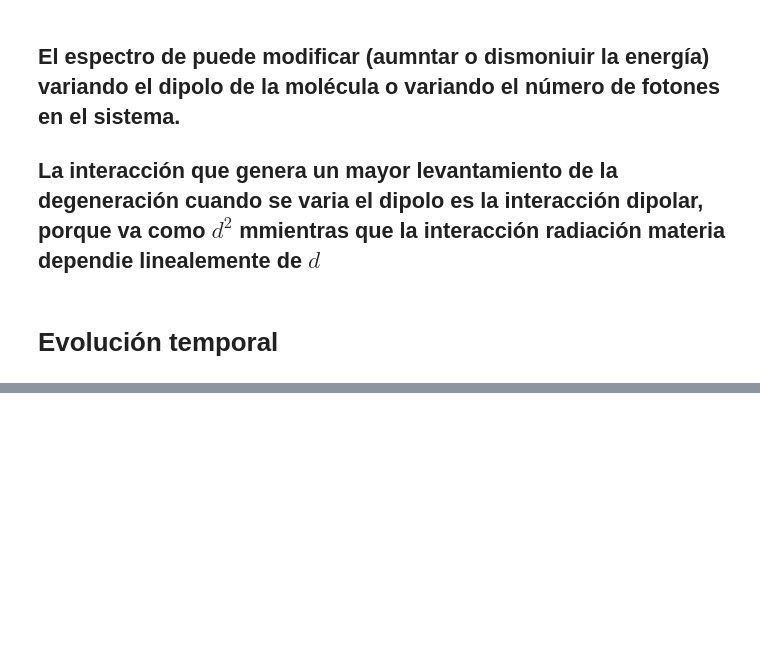
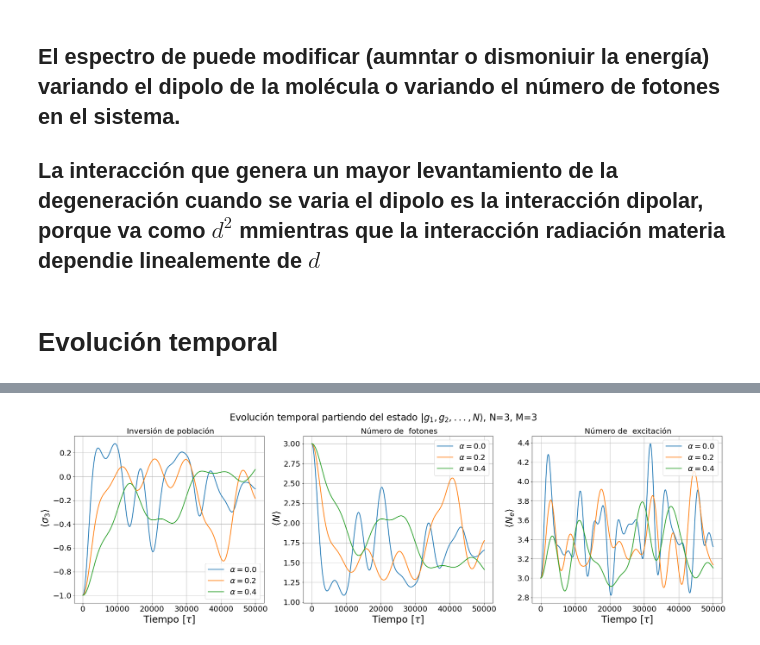
Before and after one commit to juanF9910/Trabajo_Grado_git, a Jupyter notebook: niveles_E2.ipynb, the cells around one changed output, grey strips where cells are left out. Saved outputs shown, nothing was run; the diff lists cells and outputs as text; code cells hidden in the pictures; blank space fills up the shorter version.

```diff
--- a/niveles_E2.ipynb
+++ b/niveles_E2.ipynb
@@ -838,14 +681,5 @@ for N in range(1, 6):
 # %%
-# Definimos el tiempo
-M=1
-N=2
-t =np.linspace(0, 15000, 200) #42tau=1f segundo
-B=Base(M,N)
-psi0=B[(len(B))-N] #todos los subsistemas inician en el mismo estado |g1g2...gM,N>, todos los átomos en el estado base
-#interaccionando con todos los fotones.
-#y=R+2*a0(6.27e-10)
+d=dby(1.811)  #el dipolo se ingresa en debyes
 r=a0(6.27e-10)
-d=dby(1.811)  #el dipolo se ingresa en debyes
-
-sigmas= sigmaT(M,N)
-a=aT(M, N)
+t =np.linspace(0, 50000, 600) #42tau=1f segundo
+alpha=np.arange(0, 0.6, 0.2)
@@ -938,0 +779,84 @@ for i in alpha:
+# %%
+
+for S in range (3, 6):
+
+        N=S
+        M=S
+
+        B=Base(M,N)
+        psi0=B[len(B)-1] #todos los subsistemas inician en el mismo estado |g1g2...gM,N>, todos los átomos en el estado base
+        sigmas= sigmaT(M,N)
+        a=aT(M, N)
+        n=np.transpose(a)@a
+
+        Sp=np.zeros(sigmas[0].shape)
+        Sm=np.zeros(sigmas[0].shape)
+
+        for i in range(M): #queremos estudiar casa sistema por serado
+                sp=sigmas[i]
+                sm=np.transpose(sp)
+                Sp+=sp
+                Sm+=sm
+
+        S3=Sp@Sm-Sm@Sp
+
+        N_e=n+Sp@Sm
+        H1=Hdip0(M, sigmas)
+        H2=Hrad0(a)
+
+
+        fig, ax=plt.subplots(1,3, figsize=(25,8))
+
+        fig.suptitle(r"Evolución temporal partiendo del estado $|g_1,g_2,...,N \rangle$, N={}, M={}".format(N,M), fontsize=24)
+
+        for i in alpha:
+
+            y=R*(1+i)
+            P=posiciones2(y,M) #en el ecuador
+            momentos=Momentos2(P) #dipolos apuntando en dirección radial
+            H=H1+H2+HradI1(M, momentos, sigmas, P, a, y)+HdipI(M, momentos, sigmas)
+            result=mesolve( Qobj(H), Qobj(psi0), t, [], [Qobj(S3), Qobj(n), Qobj(N_e) ]  )
+
+            #result2=mesolve( Qobj(H), Qobj(psi0), t, [], [] )
+
+
+            ax[0].plot(t, (1/M)*result.expect[0], label=r"$\alpha={}$".format(np.round(i,2)),lw=2)
+            ax[0].set_title(" Inversión de población", fontsize=20)
+            ax[0].tick_params(axis='x', labelsize=20)
+            ax[0].tick_params(axis='y', labelsize=20)
+            ax[0].set_xlabel(r"Tiempo $[\tau]$", fontsize=25)
+            ax[0].set_ylabel(r" $\langle \sigma_3{} \rangle$",fontsize=25)
+            ax[0].grid()
+            ax[0].legend(fontsize=20)
+            plt.tight_layout()
+
+
+
+
+            ax[1].plot(t, result.expect[1], label=r"$\alpha={}$".format(np.round(i,2)),lw=2)
+            ax[1].set_title(" Número de  fotones", fontsize=20)
+            ax[1].tick_params(axis='x', labelsize=20)
+            ax[1].tick_params(axis='y', labelsize=20)
+            ax[1].set_xlabel(r"Tiempo $[\tau]$", fontsize=25)
+            ax[1].set_ylabel(r" $\langle N \rangle$",fontsize=25)
+            ax[1].grid()
+            ax[1].legend(fontsize=20)
+            plt.tight_layout()
+
+            ax[2].plot(t, result.expect[2], label=r"$\alpha={}$".format(np.round(i,2)),lw=2)
+            ax[2].set_title(" Número de  excitación", fontsize=20)
+            ax[2].tick_params(axis='x', labelsize=20)
+            ax[2].tick_params(axis='y', labelsize=20)
+            ax[2].set_xlabel(r"Tiempo $[\tau]$", fontsize=25)
+            ax[2].set_ylabel(r" $\langle N_e \rangle$",fontsize=25)
+            ax[2].grid()
+            ax[2].legend(fontsize=20)
+            plt.tight_layout()
+
+        fig.savefig('Evolución_variada{}.png'.format(S), format='png', bbox_inches='tight')
+
+
+
+plt.show()
+# %% [output]
+[figure, added]
```
Also changed, not shown: parts of 23 cells of this notebook, 10 other files.
